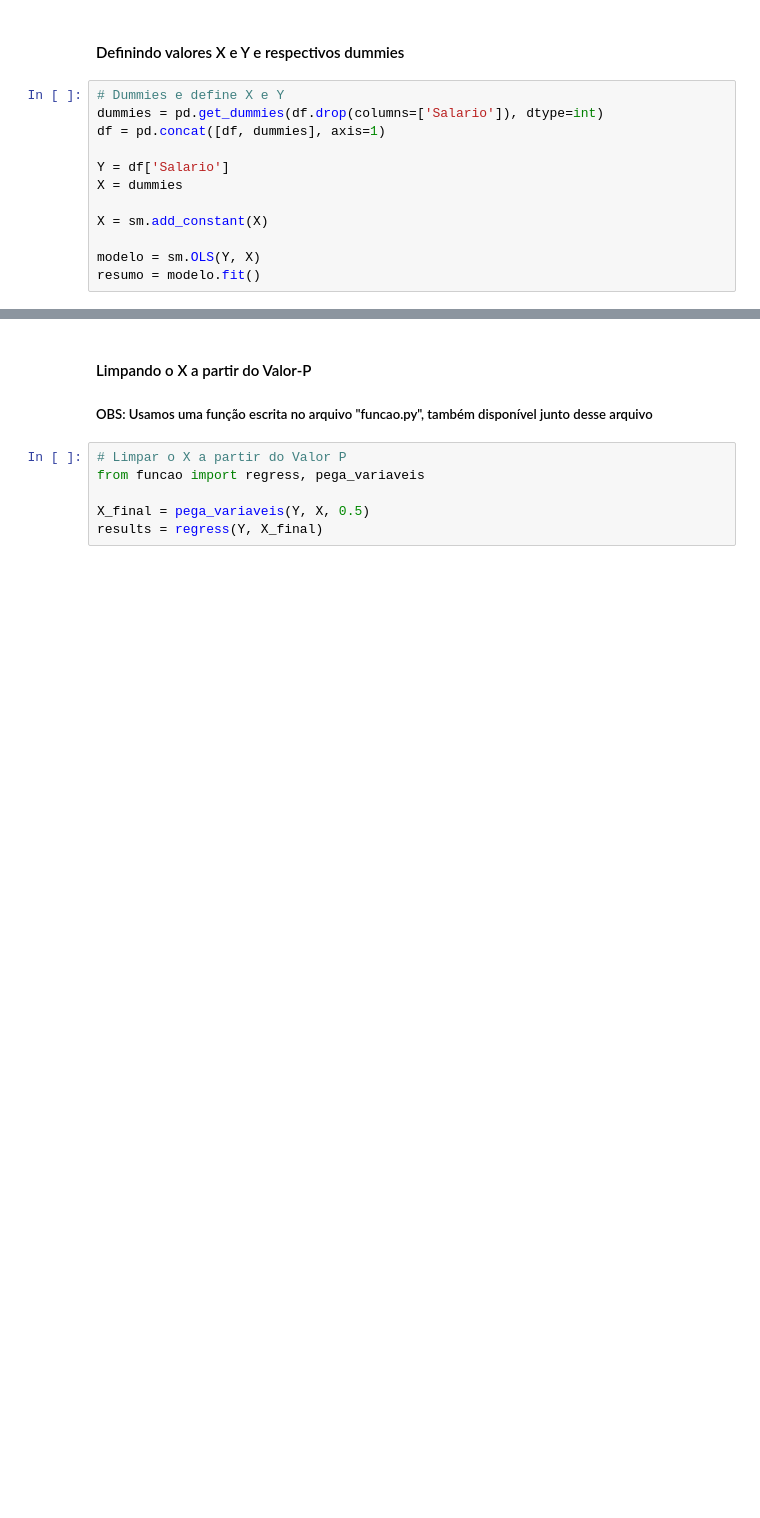
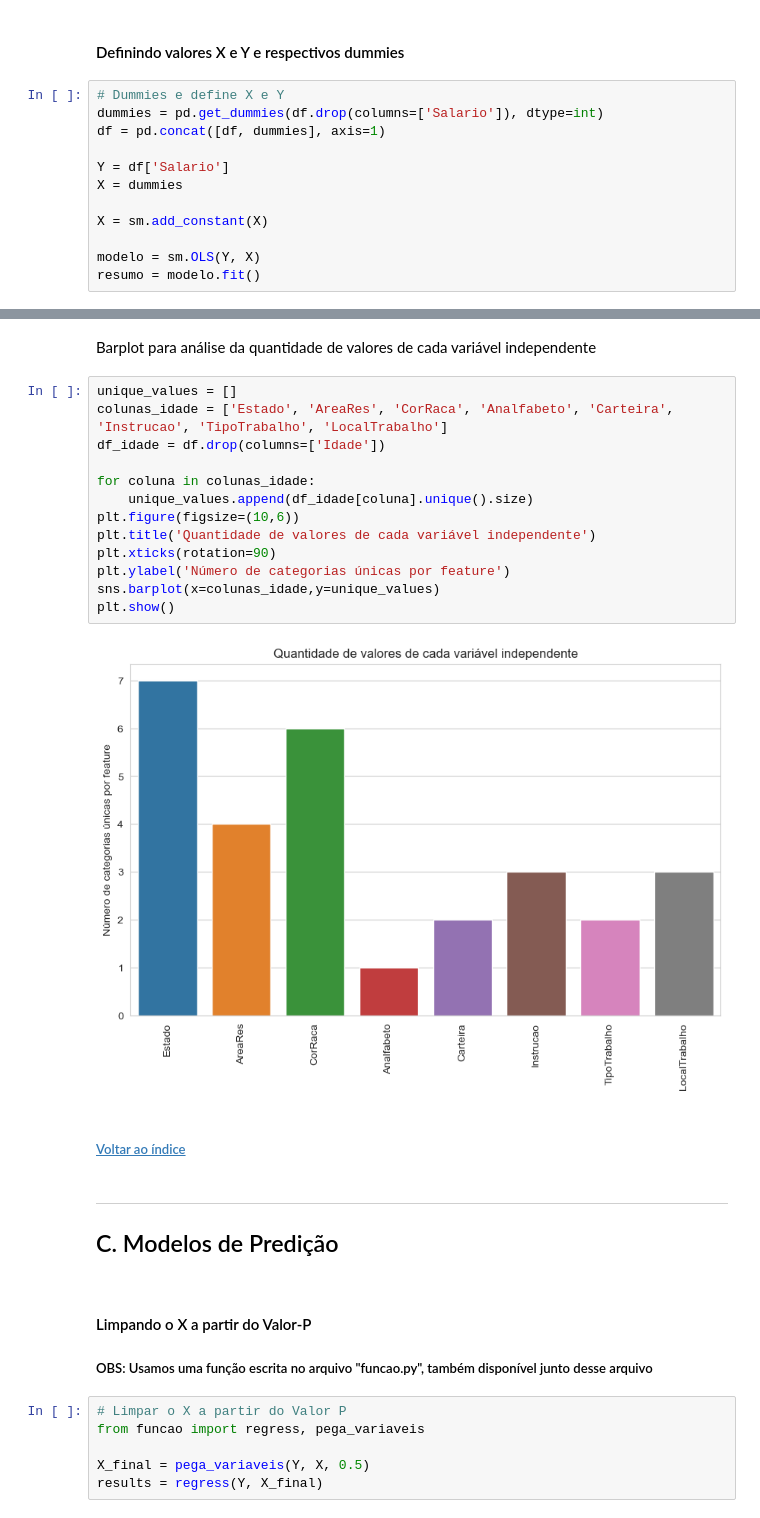
Before and after one commit to leomccormick/projeto3_CDados, a Jupyter notebook: Projeto_3.ipynb, the cells around one changed output, grey strips where cells are left out. Saved outputs shown, nothing was run; the diff lists cells and outputs as text; blank space fills up the shorter version.

```diff
--- a/Projeto_3.ipynb
+++ b/Projeto_3.ipynb
@@ -317,3 +329,29 @@ resumo = modelo.fit()
+# %% [markdown]
+
+Barplot para análise da quantidade de valores de cada variável independente
+# %%
+unique_values = []
+colunas_idade = ['Estado', 'AreaRes', 'CorRaca', 'Analfabeto', 'Carteira', 'Instrucao', 'TipoTrabalho', 'LocalTrabalho']
+df_idade = df.drop(columns=['Idade'])
+
+for coluna in colunas_idade:
+    unique_values.append(df_idade[coluna].unique().size)
+plt.figure(figsize=(10,6))
+plt.title('Quantidade de valores de cada variável independente')
+plt.xticks(rotation=90)
+plt.ylabel('Número de categorias únicas por feature')
+sns.barplot(x=colunas_idade,y=unique_values)
+plt.show()
+# %% [output]
+[figure, added]
+# %% [markdown]
+##### [Voltar ao índice](#indice)
+# %% [markdown]
+___
+<div id="c">
+
+## C. Modelos de Predição
+</div>
 # %% [markdown]
 <div id='valorp'></div>
 
```
Also changed, not shown: parts of 20 cells of this notebook.
